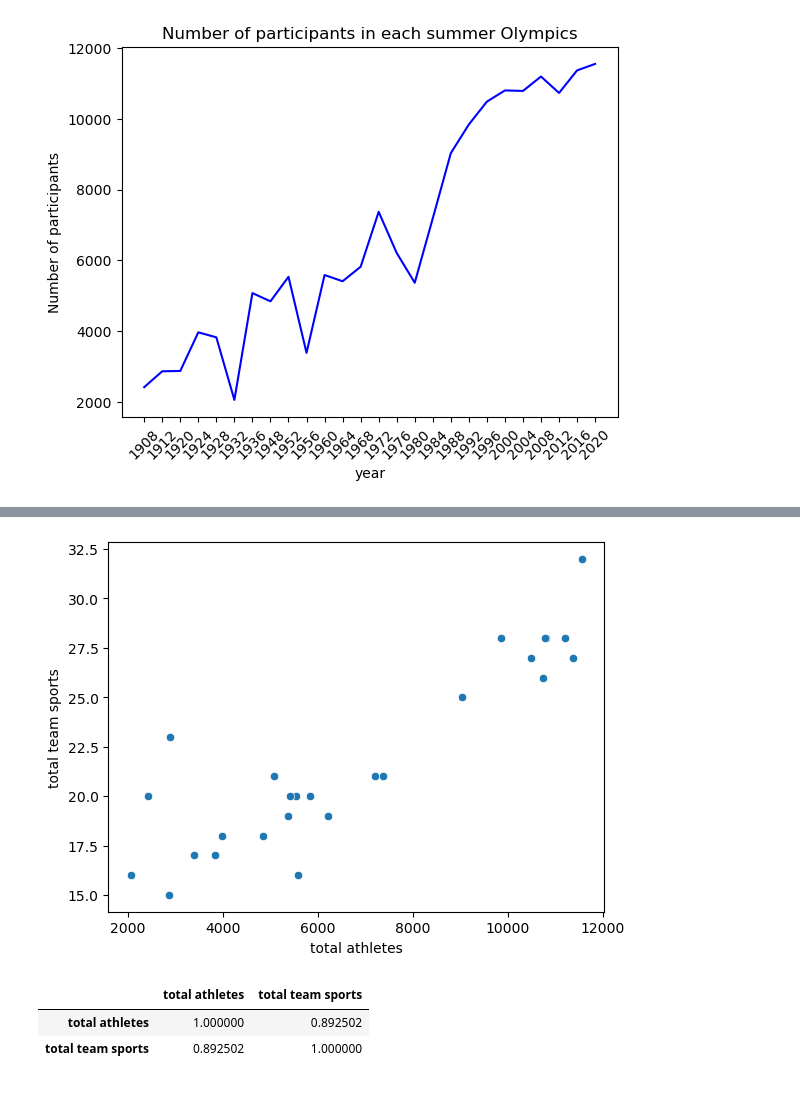
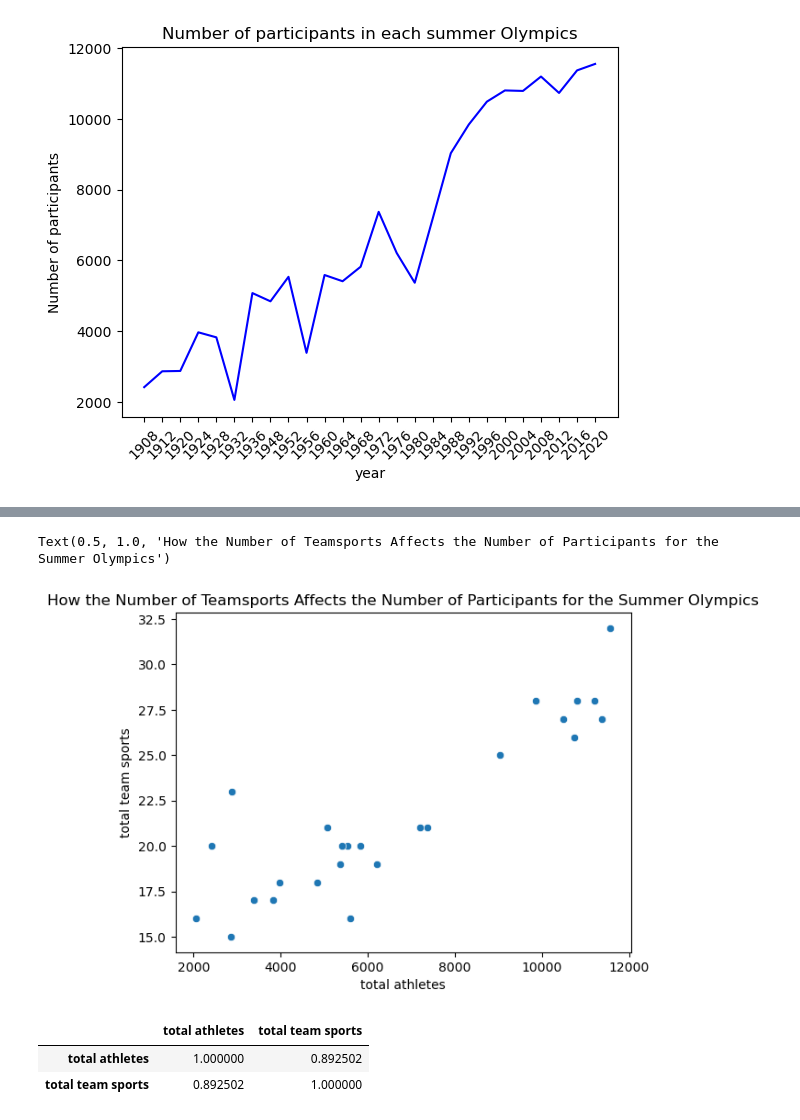
Before and after one commit to tristanpadiou/Group-Project-1, a Jupyter notebook: ishosting.ipynb, the cells around one changed output, grey strips where cells are left out. Cells and saved outputs as stored; diff of their text form; code cells hidden in the pictures.

```diff
--- a/ishosting.ipynb
+++ b/ishosting.ipynb
@@ -82,11 +84,13 @@ plt.show()
 # %%
 #let's look at the correlation between the number of participants and the number of team sports
 # in the summer olympics
 corr=pd.merge(participantssummer, teamsports, on='year')
 corr=corr.rename(columns={'total athletes':'total athletes', 'sport':'total team sports'})
 corrplot=sns.scatterplot(data=corr, x='total athletes', y='total team sports')
+corrplot.set_title('How the Number of Teamsports Affects the Number of Participants for the Summer Olympics')
 # %% [output]
+Text(0.5, 1.0, 'How the Number of Teamsports Affects the Number of Participants for the Summer Olympics')
-[figure, old version]
+[figure, new version]
 # %%
 corr.corr()
 # %% [output]
```
Also changed, not shown: parts of 6 cells of this notebook.
